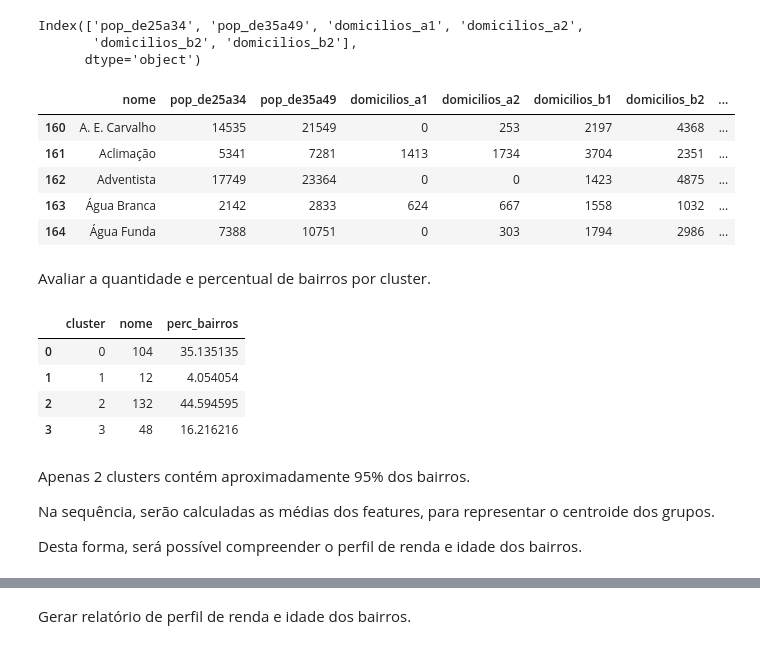
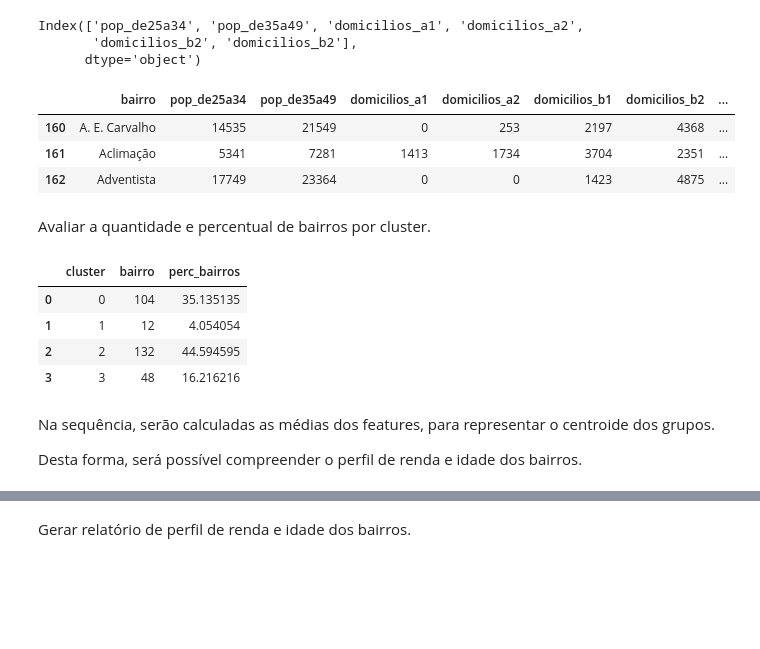
Before and after one commit to nortonvanz/Food-Business-Expansion, a Jupyter notebook: notebooks/ciclo1.ipynb, the cells around one changed output, grey strips where cells are left out. Saved outputs shown, nothing was run; the diff lists cells and outputs as text; code cells hidden in the pictures; blank space fills up the shorter version.

```diff
--- a/notebooks/ciclo1.ipynb
+++ b/notebooks/ciclo1.ipynb
@@ -632,31 +602,27 @@ Index(['pop_de25a34', 'pop_de35a49', 'domicilios_a1', 'domicilios_a2',
       dtype='object')
 # %%
 df_kmeans = df_sp.copy()
-df_kmeans = df_kmeans[['nome', 'pop_de25a34', 'pop_de35a49', 'domicilios_a1', 'domicilios_a2', 'domicilios_b1', 'domicilios_b2']]
+df_kmeans = df_kmeans[['bairro', 'pop_de25a34', 'pop_de35a49', 'domicilios_a1', 'domicilios_a2', 'domicilios_b1', 'domicilios_b2']]
 df_kmeans['cluster'] = labels_kmeans
-df_kmeans.head(5)
+df_kmeans.head(3)
 # %% [output]
-|  | nome | pop_de25a34 | pop_de35a49 | domicilios_a1 | domicilios_a2 | domicilios_b1 | domicilios_b2 | ... |
+|  | bairro | pop_de25a34 | pop_de35a49 | domicilios_a1 | domicilios_a2 | domicilios_b1 | domicilios_b2 | ... |
 | 160 | A. E. Carvalho | 14535 | 21549 | 0 | 253 | 2197 | 4368 | ... |
 | 161 | Aclimação | 5341 | 7281 | 1413 | 1734 | 3704 | 2351 | ... |
 | 162 | Adventista | 17749 | 23364 | 0 | 0 | 1423 | 4875 | ... |
-| 163 | Água Branca | 2142 | 2833 | 624 | 667 | 1558 | 1032 | ... |
-| 164 | Água Funda | 7388 | 10751 | 0 | 303 | 1794 | 2986 | ... |
 # %% [markdown]
 Avaliar a quantidade e percentual de bairros por cluster.
 # %%
-df_kmeans_prof = df_kmeans[['nome', 'cluster']].groupby('cluster').count().reset_index()
-df_kmeans_prof['perc_bairros'] = df_kmeans_prof['nome'] / df_kmeans_prof['nome'].sum()*100
+df_kmeans_prof = df_kmeans[['bairro', 'cluster']].groupby('cluster').count().reset_index()
+df_kmeans_prof['perc_bairros'] = df_kmeans_prof['bairro'] / df_kmeans_prof['bairro'].sum()*100
 df_kmeans_prof
 # %% [output]
-|  | cluster | nome | perc_bairros |
+|  | cluster | bairro | perc_bairros |
 | 0 | 0 | 104 | 35.135135 |
 | 1 | 1 | 12 | 4.054054 |
 | 2 | 2 | 132 | 44.594595 |
 | 3 | 3 | 48 | 16.216216 |
 # %% [markdown]
-Apenas 2 clusters contém aproximadamente 95% dos bairros.
-
 Na sequência, serão calculadas as médias dos features, para representar o centroide dos grupos.
 
 Desta forma, será possível compreender o perfil de renda e idade dos bairros.
```
Also changed, not shown: parts of 31 cells of this notebook.
